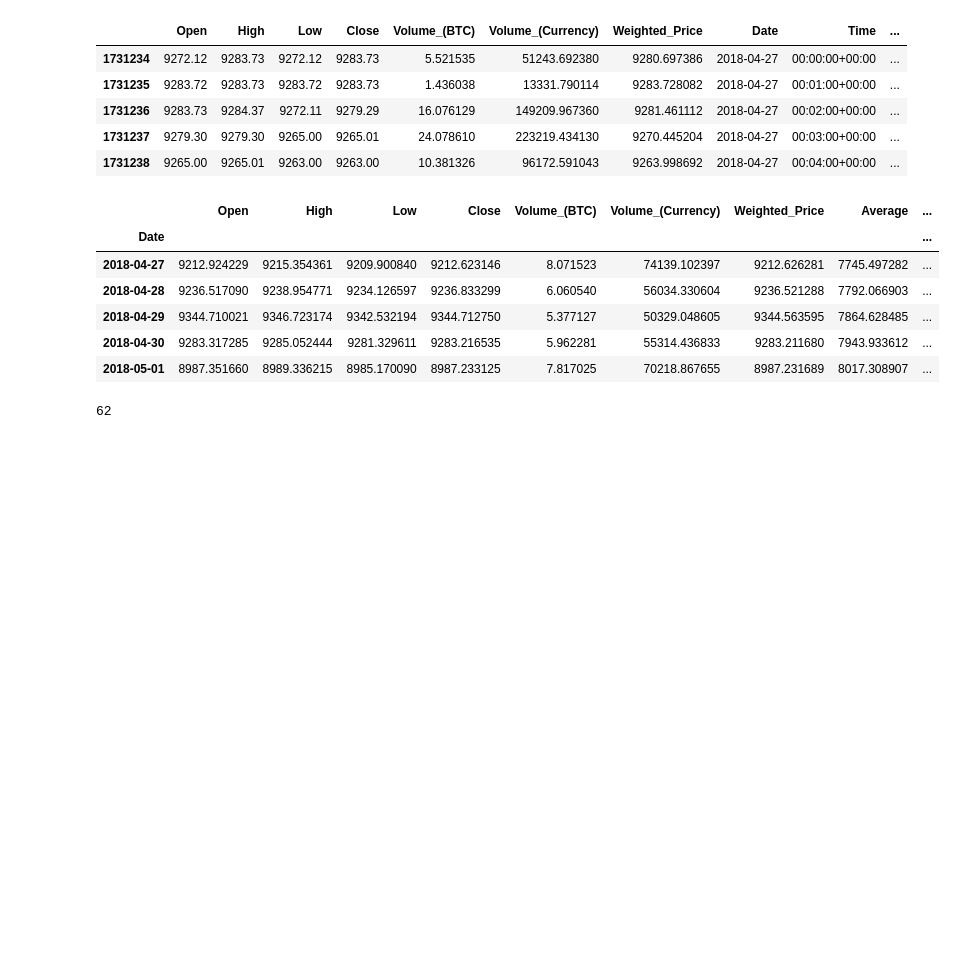
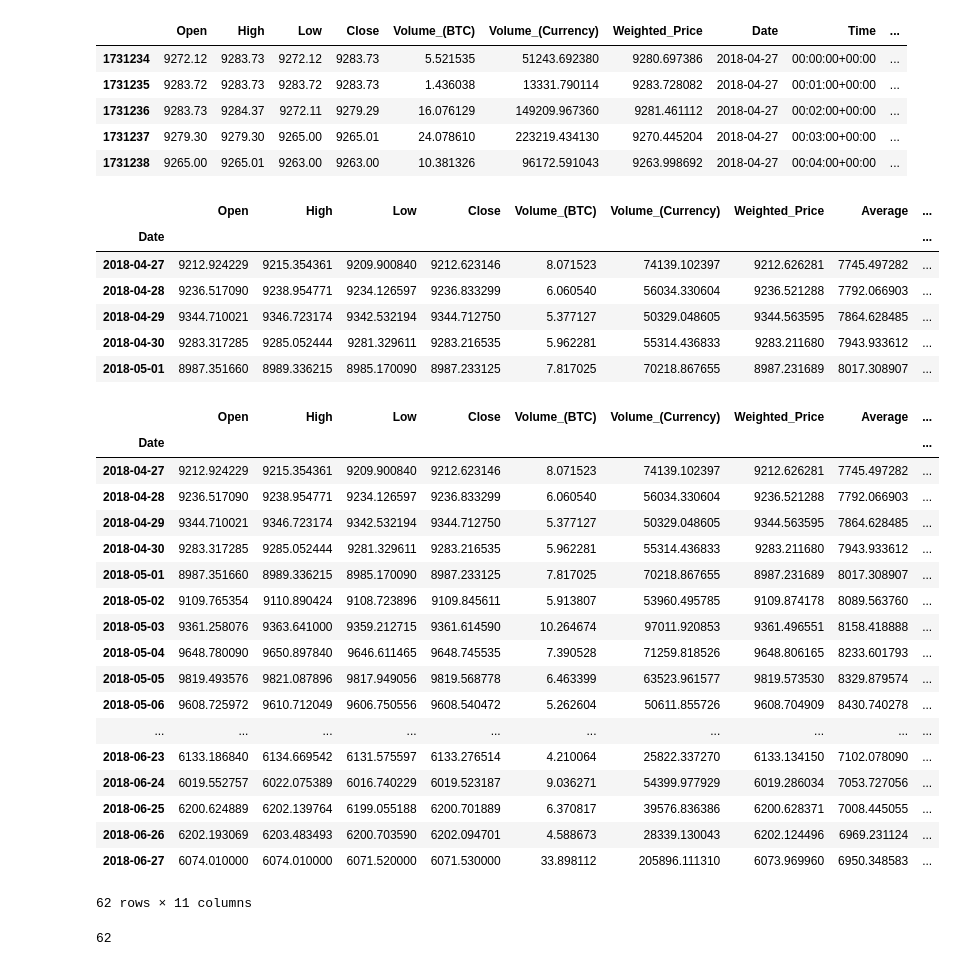
Before and after one commit to jeffpengjeff/Paradigm_Team_1_Fall18, a Jupyter notebook: Bitcoin_price_EDA.ipynb, the cells around one changed output. Cells and saved outputs as stored; diff of their text form; code cells hidden in the pictures; blank space fills up the shorter version.

```diff
--- a/Bitcoin_price_EDA.ipynb
+++ b/Bitcoin_price_EDA.ipynb
@@ -120,16 +120,37 @@ df_4.head()
 # %%
 marker=[]
 avechange=[0]
 sdchange=[]
 for i in range(len(df_4)-1):
     avediff=(df_4['Average'].iloc[i+1]-df_4['Average'].iloc[i])/df_4['Average'].iloc[i]*100
     sddiff=(df_4['SD'].iloc[i+1]-df_4['SD'].iloc[i])/df_4['SD'].iloc[i]
     avechange.append(avediff)
     sdchange.append(sddiff)
    # if abs(avechange[i]) > 2*(df_4['SD'].iloc[i]):
     if abs(avechange[i]) > 2*(sdchange[i]):
         marker.append(df_4.index[i])
 df_4['avechange']=avechange
+df_4
+# %% [output]
+|  | Open | High | Low | Close | Volume_(BTC) | Volume_(Currency) | Weighted_Price | Average | ... |
+| Date |  |  |  |  |  |  |  |  | ... |
+| 2018-04-27 | 9212.924229 | 9215.354361 | 9209.900840 | 9212.623146 | 8.071523 | 74139.102397 | 9212.626281 | 7745.497282 | ... |
+| 2018-04-28 | 9236.517090 | 9238.954771 | 9234.126597 | 9236.833299 | 6.060540 | 56034.330604 | 9236.521288 | 7792.066903 | ... |
+| 2018-04-29 | 9344.710021 | 9346.723174 | 9342.532194 | 9344.712750 | 5.377127 | 50329.048605 | 9344.563595 | 7864.628485 | ... |
+| 2018-04-30 | 9283.317285 | 9285.052444 | 9281.329611 | 9283.216535 | 5.962281 | 55314.436833 | 9283.211680 | 7943.933612 | ... |
+| 2018-05-01 | 8987.351660 | 8989.336215 | 8985.170090 | 8987.233125 | 7.817025 | 70218.867655 | 8987.231689 | 8017.308907 | ... |
+| 2018-05-02 | 9109.765354 | 9110.890424 | 9108.723896 | 9109.845611 | 5.913807 | 53960.495785 | 9109.874178 | 8089.563760 | ... |
+| 2018-05-03 | 9361.258076 | 9363.641000 | 9359.212715 | 9361.614590 | 10.264674 | 97011.920853 | 9361.496551 | 8158.418888 | ... |
+| 2018-05-04 | 9648.780090 | 9650.897840 | 9646.611465 | 9648.745535 | 7.390528 | 71259.818526 | 9648.806165 | 8233.601793 | ... |
+| 2018-05-05 | 9819.493576 | 9821.087896 | 9817.949056 | 9819.568778 | 6.463399 | 63523.961577 | 9819.573530 | 8329.879574 | ... |
+| 2018-05-06 | 9608.725972 | 9610.712049 | 9606.750556 | 9608.540472 | 5.262604 | 50611.855726 | 9608.704909 | 8430.740278 | ... |
+| ... | ... | ... | ... | ... | ... | ... | ... | ... | ... |
+| 2018-06-23 | 6133.186840 | 6134.669542 | 6131.575597 | 6133.276514 | 4.210064 | 25822.337270 | 6133.134150 | 7102.078090 | ... |
+| 2018-06-24 | 6019.552757 | 6022.075389 | 6016.740229 | 6019.523187 | 9.036271 | 54399.977929 | 6019.286034 | 7053.727056 | ... |
+| 2018-06-25 | 6200.624889 | 6202.139764 | 6199.055188 | 6200.701889 | 6.370817 | 39576.836386 | 6200.628371 | 7008.445055 | ... |
+| 2018-06-26 | 6202.193069 | 6203.483493 | 6200.703590 | 6202.094701 | 4.588673 | 28339.130043 | 6202.124496 | 6969.231124 | ... |
+| 2018-06-27 | 6074.010000 | 6074.010000 | 6071.520000 | 6071.530000 | 33.898112 | 205896.111310 | 6073.969960 | 6950.348583 | ... |
+62 rows × 11 columns
 # %%
 len(df_4)
 # %% [output]
```
